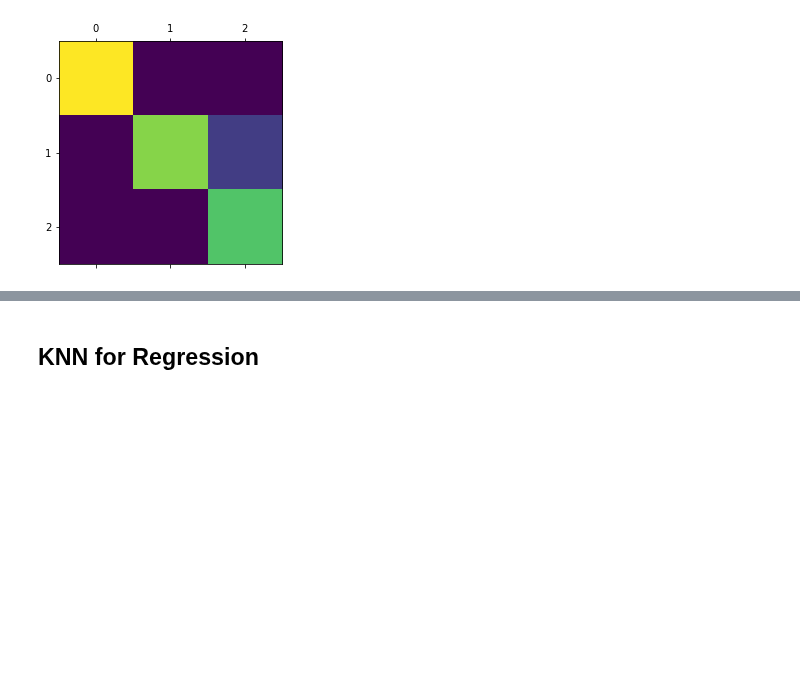
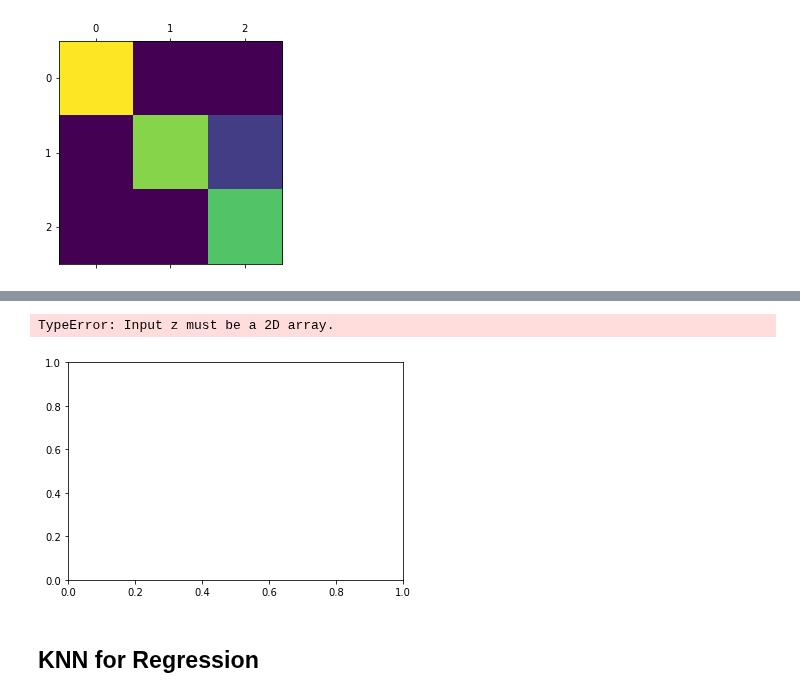
Before and after one commit to hotcode002/Machine-Learning-with-Python, a Jupyter notebook: week_2_math/day_9_classification/knn_classification.ipynb, the cells around one changed output, grey strips where cells are left out. Saved outputs shown, nothing was run; the diff lists cells and outputs as text; code cells hidden in the pictures; blank space fills up the shorter version.

```diff
--- a/week_2_math/day_9_classification/knn_classification.ipynb
+++ b/week_2_math/day_9_classification/knn_classification.ipynb
@@ -403,0 +412,17 @@ plt.matshow(cm)
+# %%
+x_min = iris.data[:,0].max()
+x_max = iris.data[:,0].min()
+
+y_min = iris.data[:,1].max()
+y_max = iris.data[:,1].min()
+# %%
+import numpy as np
+
+x = np.linspace(x_min,x_max,1000)
+y = np.linspace(y_min,y_max,1000)
+# %%
+xx,yy = np.meshgrid(x,y)
+# %%
+grid_data =  np.column_stack((xx.reshape(-1,1),yy.reshape(-1,1)))
+z = model_knn.predict(grid_data)
+z.reshape(xx.shape)
@@ -403,0 +437,8 @@ plt.matshow(cm)
+# %%
+import matplotlib.pyplot as plt
+%matplotlib inline
+
+plt.contourf(xx,yy,z)
+# %% [output]
+TypeError: Input z must be a 2D array.
+[figure, added]
```
Also changed, not shown: parts of 3 cells of this notebook, 4 other files.
